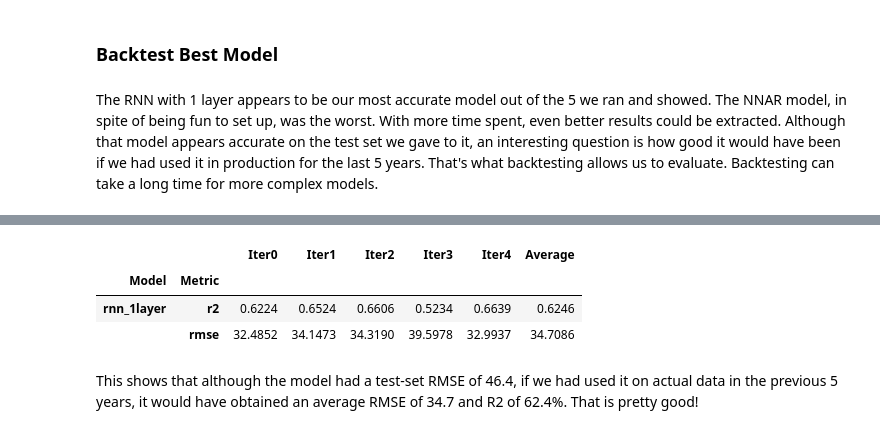
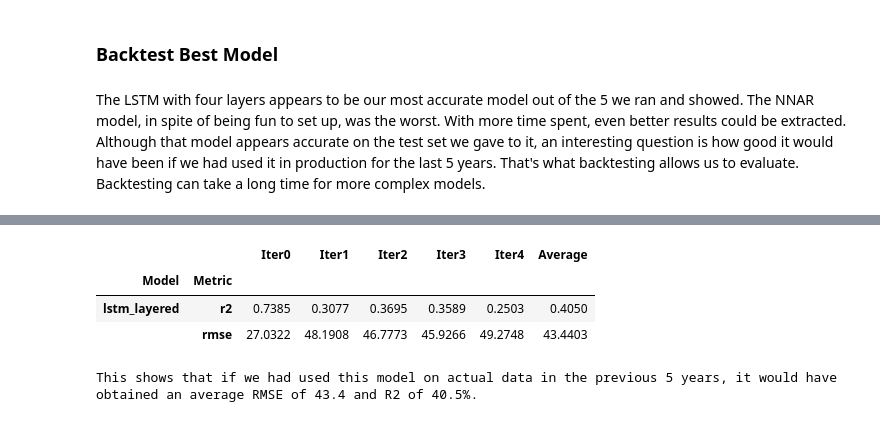
Before and after one commit to mikekeith52/scalecast-examples, a Jupyter notebook: rnn/rnn.ipynb, the cells around one changed output, grey strips where cells are left out. Cells and saved outputs as stored; diff of their text form; code cells hidden in the pictures.

```diff
--- a/rnn/rnn.ipynb
+++ b/rnn/rnn.ipynb
@@ -344,20 +345,32 @@ f.export(
 # %% [markdown]
 ### Backtest Best Model
 # %% [markdown]
-The RNN with 1 layer appears to be our most accurate model out of the 5 we ran and showed. The NNAR model, in spite of being fun to set up, was the worst. With more time spent, even better results could be extracted. Although that model appears accurate on the test set we gave to it, an interesting question is how good it would have been if we had used it in production for the last 5 years. That's what backtesting allows us to evaluate. Backtesting can take a long time for more complex models.
+The LSTM with four layers appears to be our most accurate model out of the 5 we ran and showed. The NNAR model, in spite of being fun to set up, was the worst. With more time spent, even better results could be extracted. Although that model appears accurate on the test set we gave to it, an interesting question is how good it would have been if we had used it in production for the last 5 years. That's what backtesting allows us to evaluate. Backtesting can take a long time for more complex models.
 # %%
 from scalecast.Pipeline import Pipeline
 from scalecast.util import backtest_metrics
 
 def forecaster(f):
+    f.auto_Xvar_select(
+        try_trend = False,
+        irr_cycles = [120,132,144],
+        cross_validate = True,
+        cvkwargs = {'k':3},
+        dynamic_tuning = 240,
+        max_ar = 240,
+    )
     f.set_estimator('rnn')
-    f.add_ar_terms(102)
     f.manual_forecast(
-        layers_struct=[('SimpleRNN',{'units':100,'dropout':0.2})],
-        epochs=25,
+        layers_struct=[
+            ('LSTM',{'units':100,'dropout':0})
+        ] * 2 + [
+            ('Dense',{'units':10})
+        ] * 2,
+        epochs=15,
+        random_seed=42,
         validation_split=0.2,
-        call_me="rnn_1layer",
-        verbose=0, # so it doesn't print each epoch and saves space in the notebook
+        call_me='lstm_layered',
+        verbose=0
     )
 
 pipeline = Pipeline(steps = [('Forecast',forecaster)])
@@ -371,5 +384,6 @@ backtest_results = pipeline.backtest(
     jump_back = 12, # place a year between consecutive training sets
     cis = False,
 )
-backtest_metrics(backtest_results,mets=['r2','rmse'])
+bm = backtest_metrics(backtest_results,mets=['r2','rmse'])
+bm
 # %% [output]
@@ -386,6 +400,14 @@ backtest_metrics(backtest_results,mets=['r2','rmse'])
 |  |  | Iter0 | Iter1 | Iter2 | Iter3 | Iter4 | Average |
 | Model | Metric |  |  |  |  |  |  |
-| rnn_1layer | r2 | 0.6224 | 0.6524 | 0.6606 | 0.5234 | 0.6639 | 0.6246 |
-|  | rmse | 32.4852 | 34.1473 | 34.3190 | 39.5978 | 32.9937 | 34.7086 |
+| lstm_layered | r2 | 0.7385 | 0.3077 | 0.3695 | 0.3589 | 0.2503 | 0.4050 |
+|  | rmse | 27.0322 | 48.1908 | 46.7773 | 45.9266 | 49.2748 | 43.4403 |
-# %% [markdown]
-This shows that although the model had a test-set RMSE of 46.4, if we had used it on actual data in the previous 5 years, it would have obtained an average RMSE of 34.7 and R2 of 62.4%. That is pretty good!
+# %%
+rmse = bm.loc[('lstm_layered','rmse'),'Average']
+r2 = bm.loc[('lstm_layered','r2'),'Average']
+
+print(
+    'This shows that if we had used this model on actual data in the previous 5 years,'
+    f' it would have obtained an average RMSE of {rmse:.1f} and R2 of {r2:.1%}.'
+)
+# %% [output]
+This shows that if we had used this model on actual data in the previous 5 years, it would have obtained an average RMSE of 43.4 and R2 of 40.5%.
```
Also changed, not shown: parts of 13 cells of this notebook, 28 other files.
